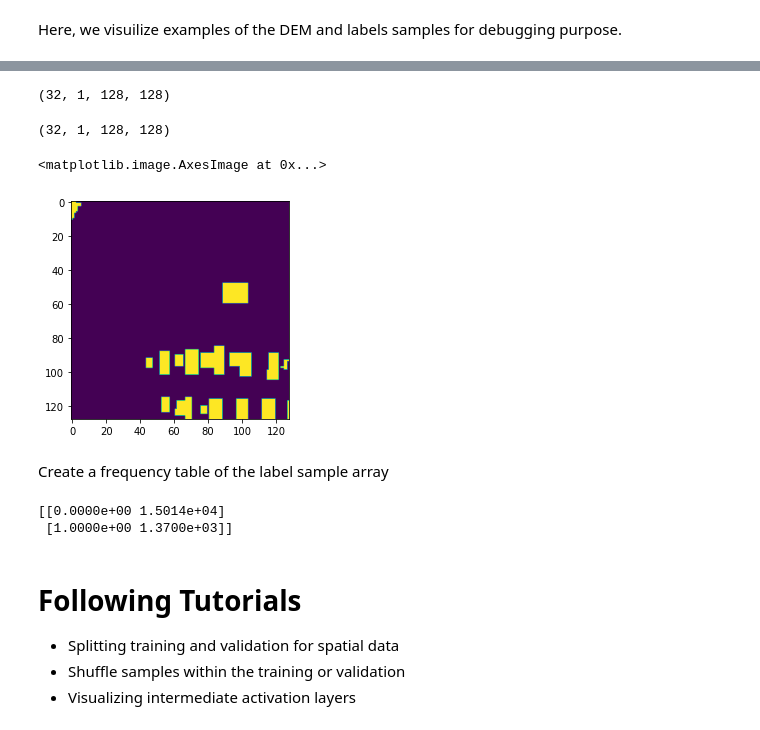
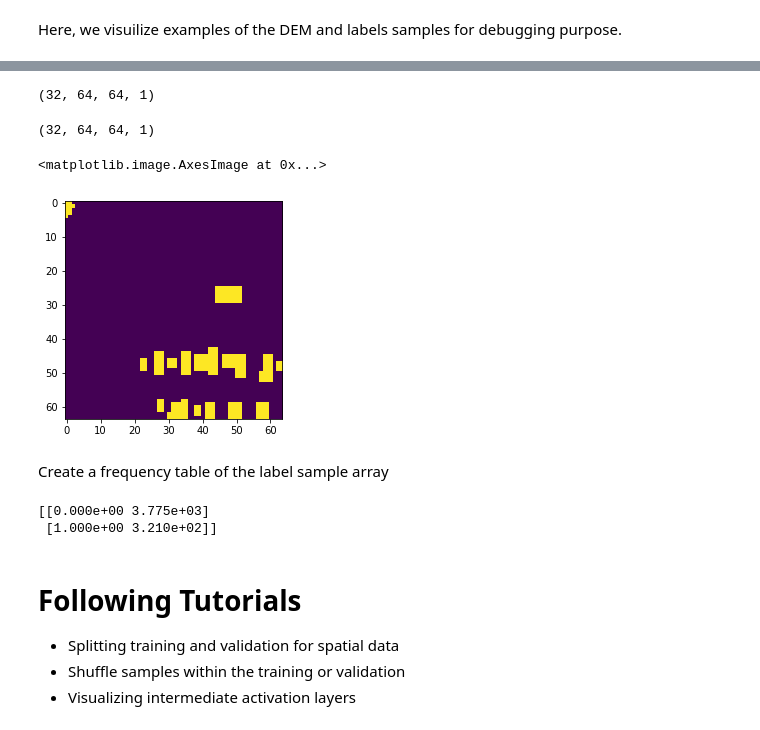
Before and after one commit to a2soliman/spatial_data_generators, a Jupyter notebook: SDG_tutorial_1.ipynb, the cells around one changed output, grey strips where cells are left out. Drawn from its saved outputs; the diff is of its cells as text; code cells hidden in the pictures.

```diff
--- a/SDG_tutorial_1.ipynb
+++ b/SDG_tutorial_1.ipynb
@@ -109,6 +114,6 @@ We could also perform a selection of a subset of the samples based on samples at
 In the following example the SDG is used to calculate the sum of each label sample as an indicator of how many label pixels in a sample. Notice that the arrays are generated by the labels SDG and the numpy sum is calculated on-the-fly and stored in a new column in the sample space named features. a 'features' value of zero indicate that the sample has no label pixels in it.
 # %%
 # adding attributes from the labels
-width, height = 128, 128
-samples['features'] = [(np.sum(np.where(arr==1, 0, arr) )) for arr in labels.flow_from_dataframe (samples, width, height, batch_size=1)]
-samples.head(1)
+# width, height = 128,128
+# samples['features'] = [(np.sum(np.where(arr==1, 0, arr) )) for arr in labels.flow_from_dataframe (samples, width, height, batch_size=1)]
+# samples.head(1)
@@ -123,6 +122,6 @@ samples.plot(column='features', legend=True)
 # %% [markdown]
 In the following example we add a new column to the sample space geo-dataframe with the maximum elevation of each sample. In this example the dem SDG is used to generate the samples array at the 128x 128 pixels width and height. The maximum of each sample is calculated using numpy max function, which could be replaced by any other function.
 # %%
-# adding attributes from the DEM
-samples['elevation'] = [(np.max(arr)) for arr in dem.flow_from_dataframe (samples, width, height, batch_size=1)]
-samples.head(1)
+# # adding attributes from the DEM
+# samples['elevation'] = [(np.max(arr)) for arr in dem.flow_from_dataframe (samples, width, height, batch_size=1)]
+# samples.head(1)
@@ -253,7 +325,7 @@ Notice the longer time spent processing the first epoch in comparison to the tim
 # %% [markdown]
 Here, we visuilize examples of the DEM and labels samples for debugging purpose.
 # %%
-width, height, batch_length, epochs  = 128,128,32,4
+width, height, batch_length, epochs  = 64,64,32,10
 
 
 x_sgen = dem.flow_from_dataframe(df, width, height, batch_size=1)
@@ -277,7 +344,7 @@ iteratory = tf.compat.v1.data.make_one_shot_iterator(datasety)
 y = iteratory.get_next()
 print(y.shape)
 # %% [output]
-(32, 1, 128, 128)
+(32, 64, 64, 1)
 # %%
 y_sgen = labels.flow_from_dataframe(df, width, height, batch_size=1)
 datasety = tf.data.Dataset.from_generator(lambda: map(tuple, y_sgen), (tf.float32))
@@ -286,24 +353,24 @@ iteratory = tf.compat.v1.data.make_one_shot_iterator(datasety)
 y = iteratory.get_next()
 print(y.shape)
 # %% [output]
-(32, 1, 128, 128)
+(32, 64, 64, 1)
 # %%
-plt.imshow(y[23,0,:,:])
+plt.imshow(y[23,:,:,0])
 # %% [output]
 <matplotlib.image.AxesImage at 0x...>
-[figure, old version]
+[figure, new version]
 # %% [markdown]
 Create a frequency table of the label sample array
 # %%
 
-y_tmp = y[23,0,:,:]
+y_tmp = y[23,:,:,0]
 
 unique, counts = np.unique(y_tmp, return_counts=True)
 
 print (np.asarray((unique, counts)).T)
 # %% [output]
-[[0.0000e+00 1.5014e+04]
- [1.0000e+00 1.3700e+03]]
+[[0.000e+00 3.775e+03]
+ [1.000e+00 3.210e+02]]
 # %% [markdown]
 # Following Tutorials
 - Splitting training and validation for spatial data
```
Also changed, not shown: parts of 27 cells of this notebook.
